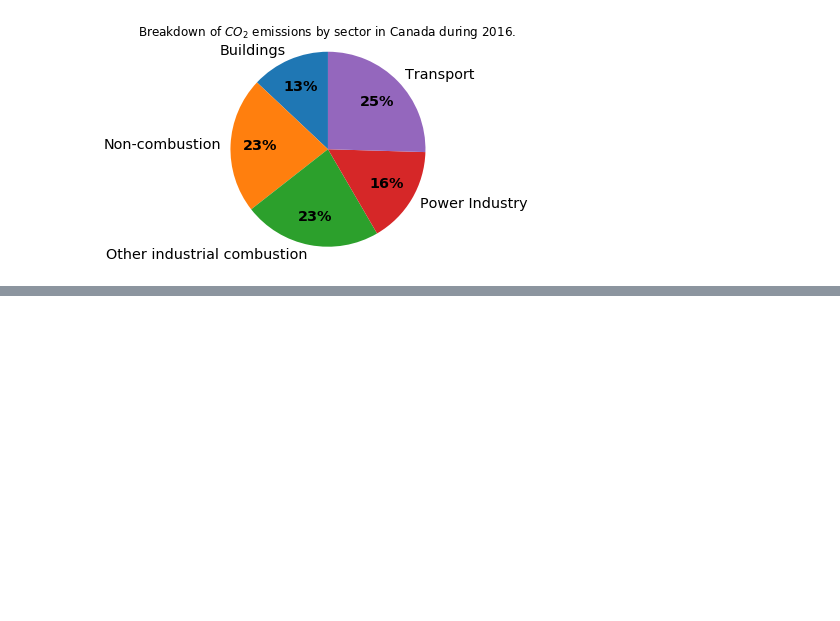
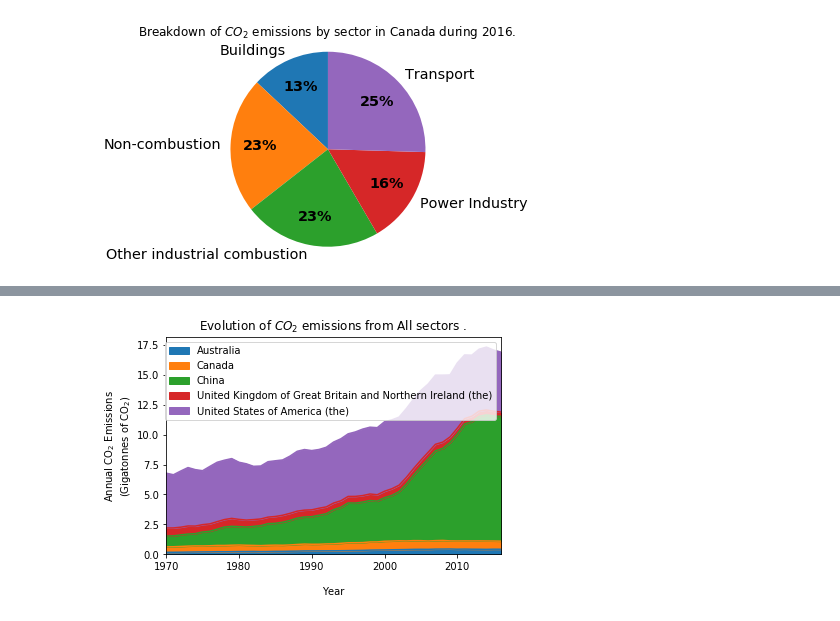
Before and after one commit to StephanieWillis/concerning_climate_v1, a Jupyter notebook: Canada_WIP.ipynb, the cells around one changed output, grey strips where cells are left out. Cells and saved outputs as stored; diff of their text form; code cells hidden in the pictures; blank space fills up the shorter version.

```diff
--- a/Canada_WIP.ipynb
+++ b/Canada_WIP.ipynb
@@ -63,3 +102,9 @@ Canada.plot_area_sectors('Canada', sectors_off = True)
+# %%
+#plot emissions per country over time
+countries = ['Canada', 'United States of America (the)', 'Australia', 'China', 'United Kingdom of Great Britain and Northern Ireland (the)']
+Canada.plot_area_countries(countries)
+# %% [output]
+[figure, added]
 # %%
 # plot per capita emissions per country(all sectors) over time
 # %%
```
Also changed, not shown: parts of 9 cells of this notebook, 2 other files.
